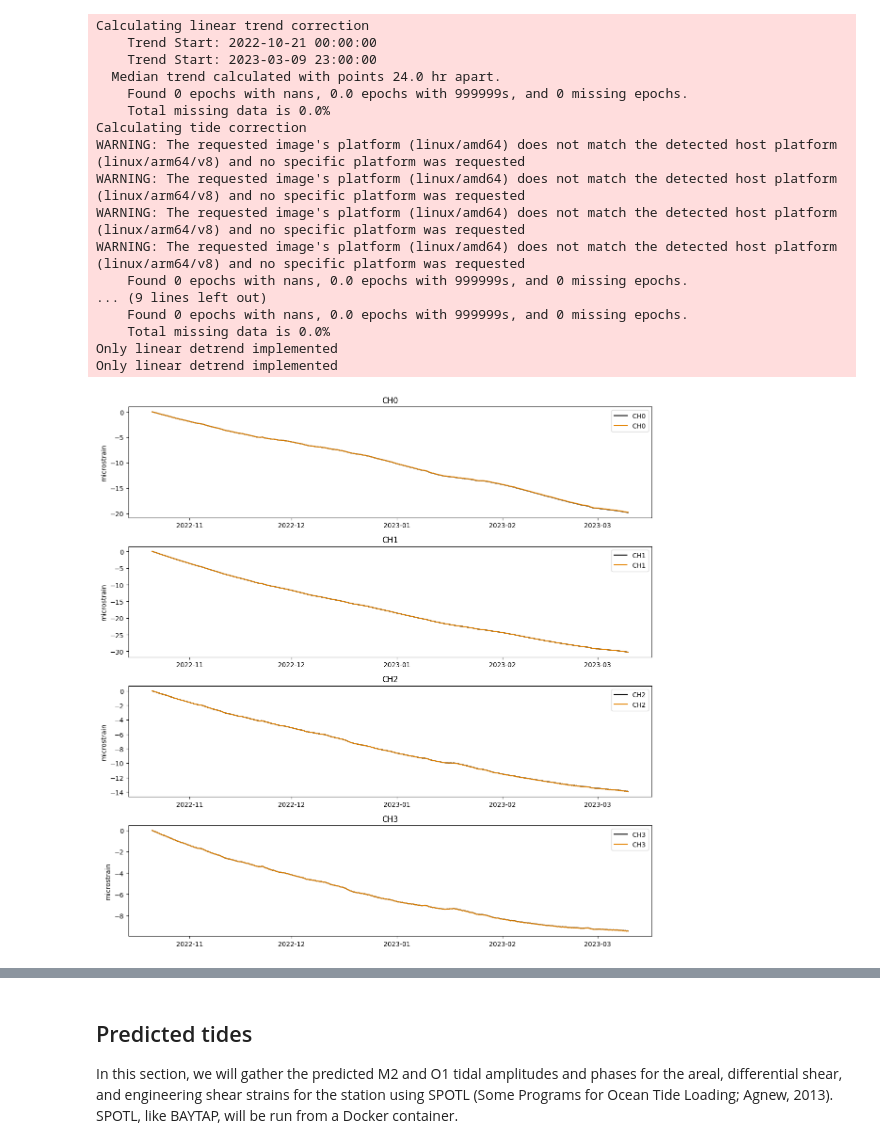
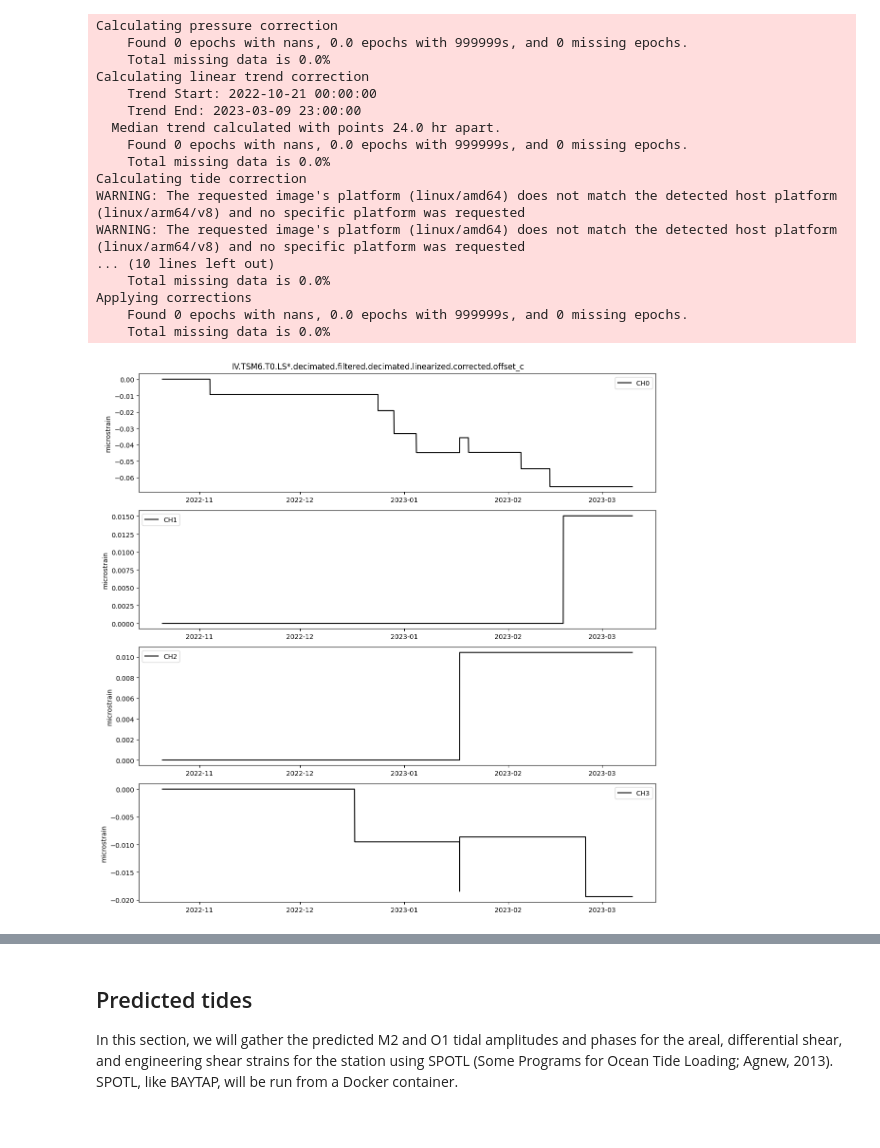
Before and after one commit to EarthScope/earthscopestraintools, a Jupyter notebook: docs/source/notebooks/TidalCalibrationEarthscopestraintools.ipynb, the cells around one changed output, grey strips where cells are left out. Drawn from its saved outputs; the diff is of its cells as text; code cells hidden in the pictures.

Commit message:
Tidal calibration notebook edits, strain video plotting edits

```diff
--- a/docs/source/notebooks/TidalCalibrationEarthscopestraintools.ipynb
+++ b/docs/source/notebooks/TidalCalibrationEarthscopestraintools.ipynb
@@ -75,7 +69,7 @@ IV.TSM6.T0.LS*
 [figure]
 # %%
-# Filter to 5 min, then to hourly in a 2 step filter for strain and convert to nstrain
-# Save the hourly data in a separate dataframe with a datetime seconds index
+# Filter to 5 min, then to hourly in a 2 step filter and convert to nstrain
+# Save the hourly data in a separate Timeseries with an index in datetime seconds
 
 # filter and decimate to 5 min
 decimated_counts = strain_raw.decimate_1s_to_300s(method='linear',limit=3600)
@@ -86,7 +80,7 @@ filtered_hr_counts = decimated_counts.butterworth_filter(filter_type='lowpass',f
 # Decimates the data to hourly by taking the first minute/second of each hour
 decimated_hr_counts = filtered_hr_counts.decimate_to_hourly()
 # Linearize to microstrain
-decimated_hr_strain = decimated_hr_counts.linearize(reference_strains=meta.get_reference_strains(),gap=meta.get_gap())
+decimated_hr_strain = decimated_hr_counts.linearize(reference_strains=meta.reference_strains,gap=meta.gap)
 # %% [output]
 Decimating to 300s
 Interpolating data using method=linear and limit=3600
@@ -105,6 +110,7 @@ atmp_interp = atmp_raw.interpolate()
 atmp_filt = atmp_interp.butterworth_filter(filter_type='lowpass',filter_order=5,
                                         filter_cutoff_s=filt_cutoff_s)
 atmp = atmp_filt.decimate_to_hourly()
-# Compute a preliminary pressure correction
-atmp_c = atmp.calculate_pressure_correction(response_coefficients=meta.get_atmp_response())
+
+# Run baytap preliminarily to retrieve the pressure response and tidal amplitudes and phases for the full metadata suite
+prelim_baytap_results = decimated_hr_strain.baytap_analysis(atmp,latitude=meta.latitude,longitude=meta.longitude,elevation=meta.elevation,dmin=0.001)
 # %% [output]
@@ -131,27 +139,29 @@ Calculating pressure correction
 # %%
-# Other corrections prior to offset correcteion
+# Corrections prior to offset correcteion
+atmp_c = atmp.calculate_pressure_correction(response_coefficients=prelim_baytap_results['atmp_response'])
 trend_c = decimated_hr_strain.linear_trend_correction(method='median')
-tide_c = decimated_hr_strain.calculate_tide_correction(tidal_parameters=meta.get_tidal_params(),longitude=meta.get_longitude())
+tide_c = decimated_hr_strain.calculate_tide_correction(tidal_parameters=prelim_baytap_results['tidal_params'],longitude=meta.longitude)
 pre_offset_corrected = decimated_hr_strain.apply_corrections([trend_c,tide_c,atmp_c])
 offset_c = pre_offset_corrected.calculate_offsets(limit_multiplier=10)
 offset_corrected = decimated_hr_strain.apply_corrections([offset_c])
-plot_timeseries_comparison([decimated_hr_strain,offset_corrected],zero=True,detrend='Linear')
+offset_c.plot()
+plot_timeseries_comparison([decimated_hr_strain,offset_corrected],names=['Original','Offset Corrected'],zero=True,detrend='linear')
 # %% [output]
+Calculating pressure correction
+    Found 0 epochs with nans, 0.0 epochs with 999999s, and 0 missing epochs.
+    Total missing data is 0.0%
 Calculating linear trend correction
     Trend Start: 2022-10-21 00:00:00
-    Trend Start: 2023-03-09 23:00:00
+    Trend End: 2023-03-09 23:00:00
   Median trend calculated with points 24.0 hr apart.
     Found 0 epochs with nans, 0.0 epochs with 999999s, and 0 missing epochs.
     Total missing data is 0.0%
 Calculating tide correction
 WARNING: The requested image's platform (linux/amd64) does not match the detected host platform (linux/arm64/v8) and no specific platform was requested
 WARNING: The requested image's platform (linux/amd64) does not match the detected host platform (linux/arm64/v8) and no specific platform was requested
-WARNING: The requested image's platform (linux/amd64) does not match the detected host platform (linux/arm64/v8) and no specific platform was requested
-WARNING: The requested image's platform (linux/amd64) does not match the detected host platform (linux/arm64/v8) and no specific platform was requested
-    Found 0 epochs with nans, 0.0 epochs with 999999s, and 0 missing epochs.
-... (9 lines left out)
+... (10 lines left out)
+    Total missing data is 0.0%
+Applying corrections
     Found 0 epochs with nans, 0.0 epochs with 999999s, and 0 missing epochs.
     Total missing data is 0.0%
-Only linear detrend implemented
-Only linear detrend implemented
-[figure, old version]
+[figure, new version]
```
Also changed, not shown: parts of 15 cells of this notebook, 54 other files.
